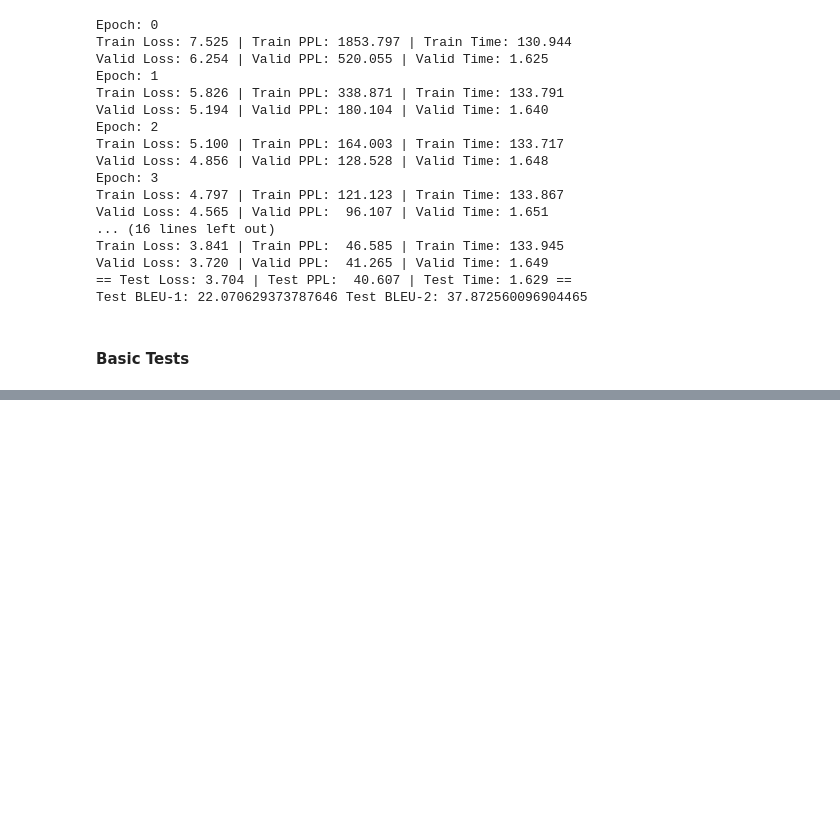
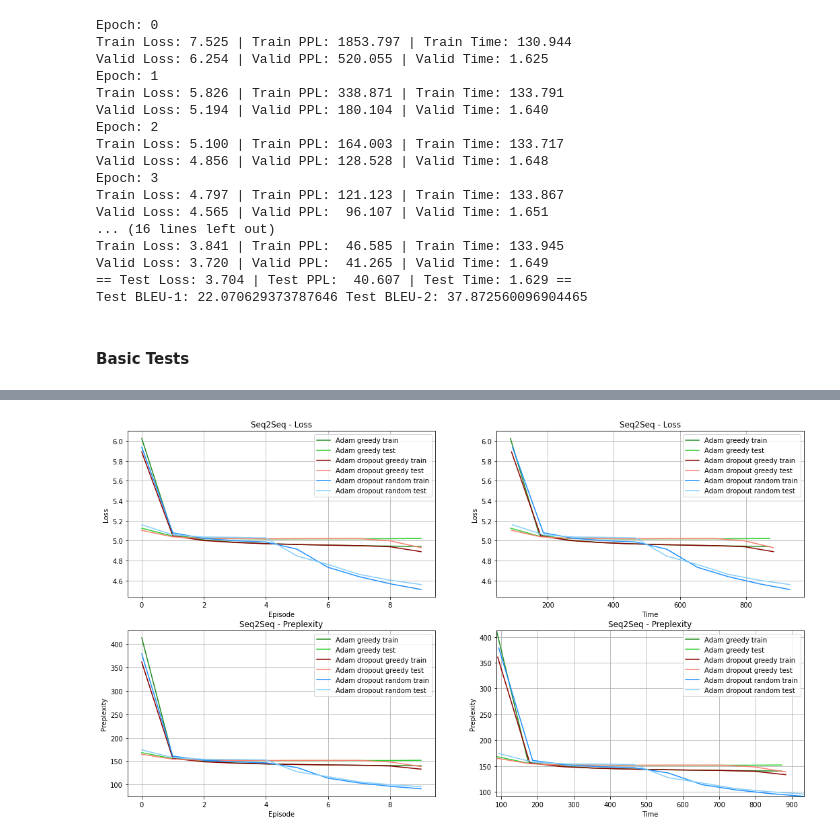
Before and after one commit to LatentDream/deep-learning, a Jupyter notebook: Cours Courville/GRU_&_Transformer/solution.ipynb, the cells around one changed output, grey strips where cells are left out. Drawn from its saved outputs; the diff is of its cells as text; code cells hidden in the pictures; blank space fills up the shorter version.

```diff
--- a/Cours Courville/GRU_&_Transformer/solution.ipynb
+++ b/Cours Courville/GRU_&_Transformer/solution.ipynb
@@ -1995,0 +2021,88 @@ if __name__ == "__main__":
+# %%
+def add_to_plot(file, name, train_color, test_color, loss_ax, loss_time_ax, pre_ax, pre_time_ax):
+    train_losses, train_ppls ,train_times, valid_losses, valid_ppls, valid_times, test_loss, test_ppl, test_bleu1, test_bleu2, test_time = load_data(file)
+    ## Loss
+    # Over epochs
+    epochs = [i for i in range(len(train_losses))]
+    loss_ax.plot(epochs, train_losses, color=train_color, label=f'{name} train')
+    loss_ax.plot(epochs, valid_losses, color=test_color, label=f'{name} test')
+    # Over time
+    loss_time_ax.plot([sum(train_times[:i+1]) for i, v in enumerate(train_times)], train_losses, color=train_color, label=f'{name} train')
+    loss_time_ax.plot([sum(train_times[:i+1]) for i, v in enumerate(valid_times)], valid_losses, color=test_color, label=f'{name} test')
+
+    ## Perplexity
+    # Over epochs
+    epochs = [i for i in range(len(train_ppls))]
+    pre_ax.plot(epochs, train_ppls, color=train_color, label=f'{name} train')
+    pre_ax.plot(epochs, valid_ppls, color=test_color, label=f'{name} test')
+    # Over time
+    pre_time_ax.plot([sum(train_times[:i+1]) for i, v in enumerate(train_times)], train_ppls, color=train_color, label=f'{name} train')
+    pre_time_ax.plot([sum(train_times[:i+1]) for i, v in enumerate(valid_times)], valid_ppls, color=test_color, label=f'{name} test')
+# %%
+cmap = plt.get_cmap('viridis')
+fig, ax = plt.subplots(nrows=2, ncols=2, figsize=(18, 10))
+
+loss_ax, loss_time_ax = ax[0]
+pre_ax, pre_time_ax = ax[1]
+
+loss_ax.grid(True)
+loss_time_ax.grid(True)
+pre_ax.grid(True)
+pre_time_ax.grid(True)
+plt.margins(0)
+
+loss_ax.set_title("Seq2Seq - Loss")
+loss_ax.set_xlabel("Episode")
+loss_ax.set_ylabel("Loss")
+
+loss_time_ax.set_title("Seq2Seq - Loss")
+loss_time_ax.set_xlabel("Time")
+loss_time_ax.set_ylabel("Loss")
+
+
+pre_ax.set_title("Seq2Seq - Preplexity")
+pre_ax.set_xlabel("Episode")
+pre_ax.set_ylabel("Preplexity")
+
+pre_time_ax.set_title("Seq2Seq - Preplexity")
+pre_time_ax.set_xlabel("Time")
+pre_time_ax.set_ylabel("Preplexity")
+
+
+file = "/content/seq2seq-adam-dropout_False-strategy_greedy.json"
+name = "Adam greedy"
+train_color = "forestgreen"
+test_color = "limegreen"
+add_to_plot(file, name, train_color, test_color, loss_ax, loss_time_ax, pre_ax, pre_time_ax)
+
+""""""""""""""""""""""""""""""""""""""""""
+
+file = "/content/seq2seq-adam-dropout_True-strategy_greedy.json"
+name = "Adam dropout greedy"
+train_color = "darkred"
+test_color = "salmon"
+add_to_plot(file, name, train_color, test_color, loss_ax, loss_time_ax, pre_ax, pre_time_ax)
+
+
+""""""""""""""""""""""""""""""""""""""""""
+
+file = "/content/seq2seq-adam-dropout_True-strategy_random.json"
+name = "Adam dropout random"
+train_color = "dodgerblue"
+test_color = "lightskyblue"
+add_to_plot(file, name, train_color, test_color, loss_ax, loss_time_ax, pre_ax, pre_time_ax)
+
+""""""""""""""""""""""""""""""""""""""""""
+
+# file = "/content/seq2seq-sgd-dropout_True-strategy_greedy.json"
+# name = "Sdg dropout greedy"
+# train_color = "purple"
+# test_color = "violet"
+# add_to_plot(file, name, train_color, test_color, loss_ax, loss_time_ax, pre_ax, pre_time_ax)
+
+
+loss_ax.legend()
+loss_time_ax.legend()
+pre_time_ax.legend()
+pre_ax.legend()
+# %% [output]
@@ -1995,0 +2110 @@ if __name__ == "__main__":
+[figure, added]
```
Also changed, not shown: parts of 7 cells of this notebook.
